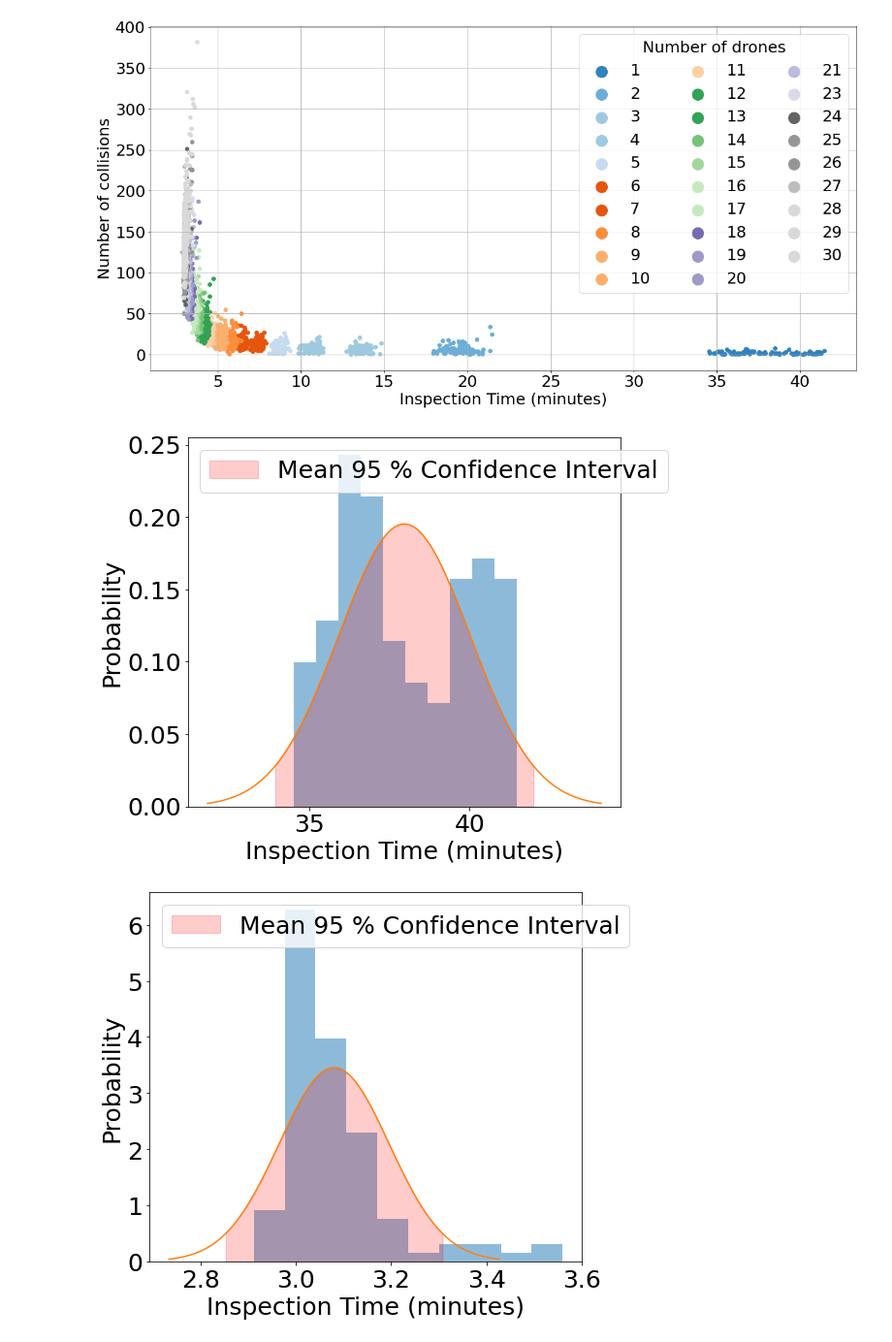
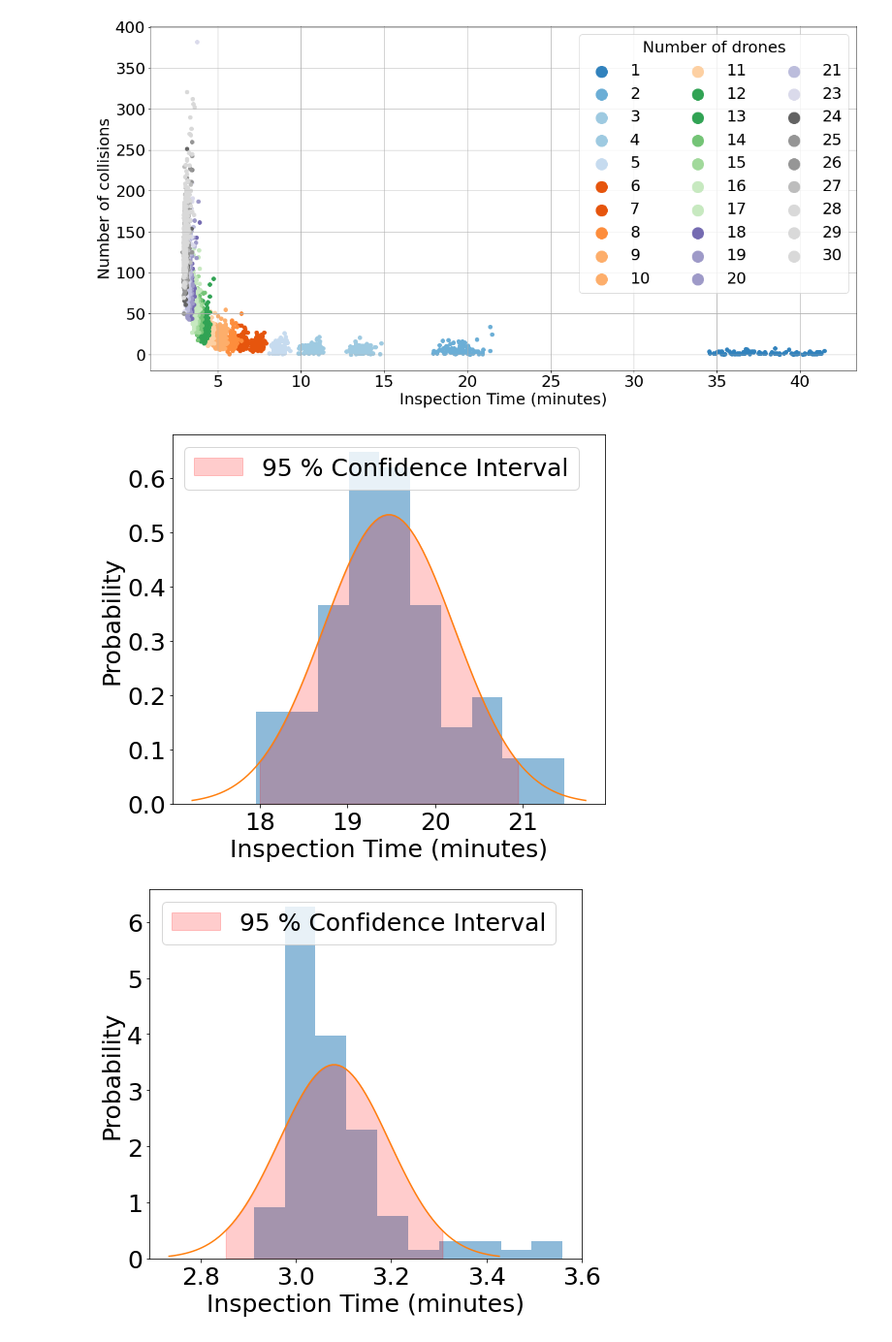
Before and after one commit to DSE-Swarm-of-Inspection-Drones/Swarm-of-Inspection-Drones, a Jupyter notebook: Simulation processing/simulationProcessing.ipynb, the cells around one changed output. Shown at 97% size. Saved outputs shown, nothing was run; the diff lists cells and outputs as text; code cells hidden in the pictures.

Commit message:
Updates simulation processing

```diff
--- a/Simulation processing/simulationProcessing.ipynb
+++ b/Simulation processing/simulationProcessing.ipynb
@@ -367,16 +367,16 @@ def plotDistribution(data, title, xlabel, ylabel):
     ax.set_ylabel(ylabel)
 
     ax.plot(x, y)
-    ax.fill_between(x_in, 0, y_in, alpha=0.2, color = "red", label = "Mean 95 % Confidence Interval")
+    ax.fill_between(x_in, 0, y_in, alpha=0.2, color = "red", label = "95 % Confidence Interval")
 
     #generate legend
     ax.legend(loc='upper left')
     #save figure
     fig.savefig(os.path.join(dataPath, title + ".png"))
 # %%
-plotDistribution(simulationBatches[0].inspectionTimes, "Inspection time distribution for 2 drones", "Inspection Time (minutes)", "Probability")
-plotDistribution(simulationBatches[-1].inspectionTimes, "Inspection time distribution for 30 drones", "Inspection Time (minutes)", "Probability")
+plotDistribution(simulationBatches[1].inspectionTimes, "Inspection time distribution for 2 drones", "Inspection Time (minutes)", "Probability")
+plotDistribution(simulationBatches[-    ].inspectionTimes, "Inspection time distribution for 30 drones", "Inspection Time (minutes)", "Probability")
 # %% [output]
-[figure, old version]
+[figure, new version]
-[figure, old version]
+[figure, new version]
 # %%
```
Also changed, not shown: parts of 2 cells of this notebook, 6 other files.
